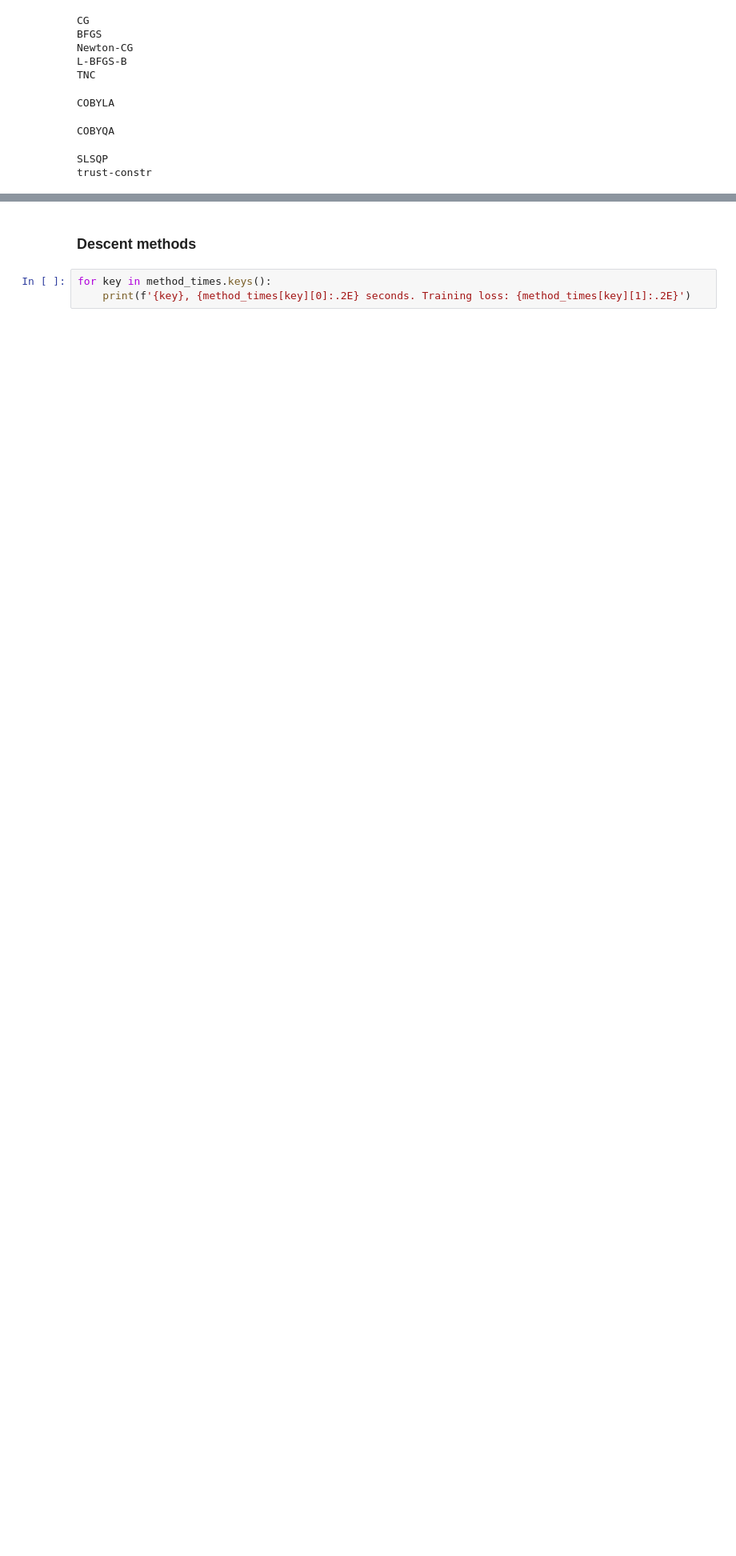
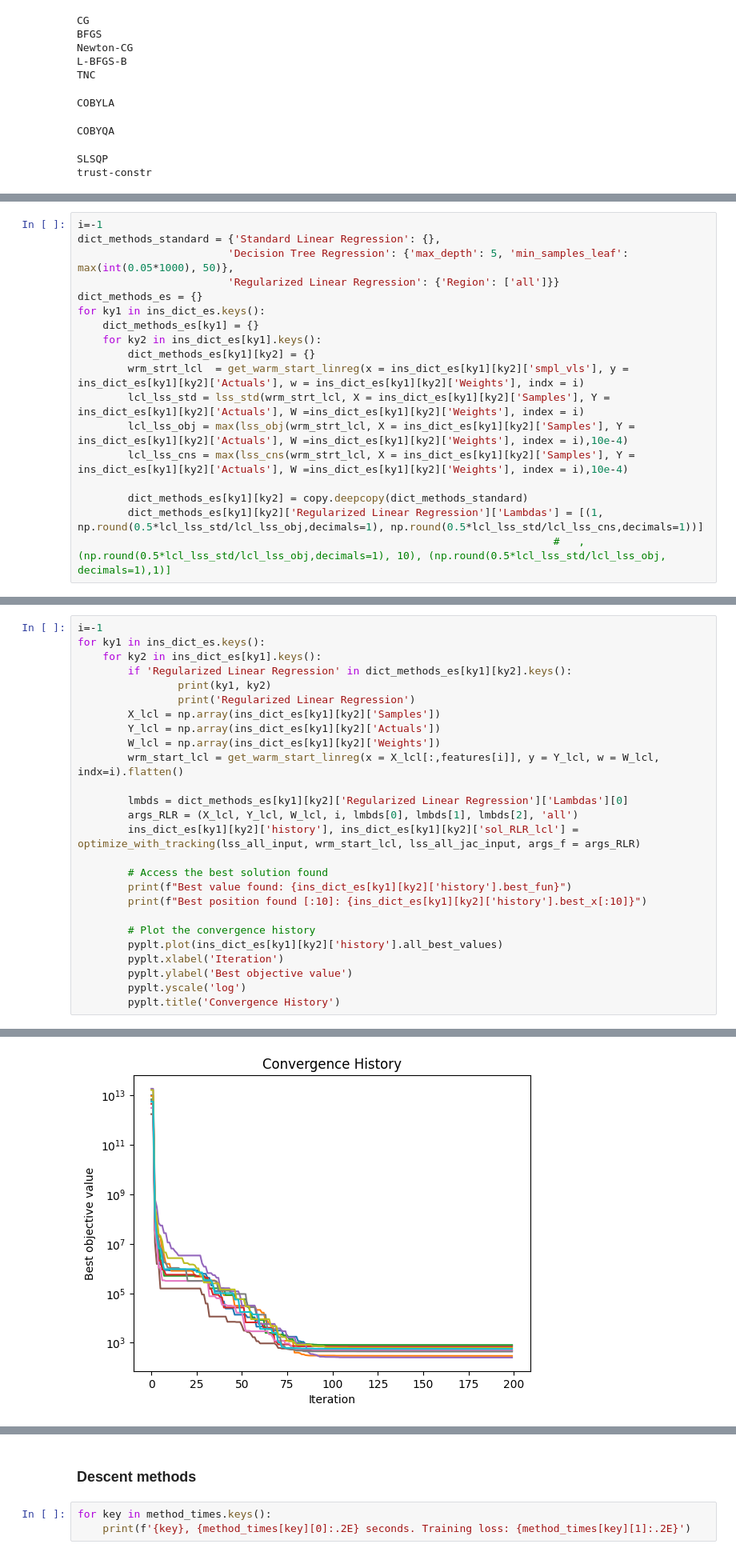
Before and after one commit to daanotto/CLEMO, a Jupyter notebook: KS_cts_misc.ipynb, the cells around one changed output, grey strips where cells are left out. Shown at 80% size. Saved outputs shown, nothing was run; the diff lists cells and outputs as text; blank space fills up the shorter version.

```diff
--- a/KS_cts_misc.ipynb
+++ b/KS_cts_misc.ipynb
@@ -786,0 +905,18 @@ trust-constr
+# %%
+i=-1
+dict_methods_standard = {'Standard Linear Regression': {},
+                        'Decision Tree Regression': {'max_depth': 5, 'min_samples_leaf': max(int(0.05*1000), 50)},
+                        'Regularized Linear Regression': {'Region': ['all']}}
+dict_methods_es = {}
+for ky1 in ins_dict_es.keys():
+    dict_methods_es[ky1] = {}
+    for ky2 in ins_dict_es[ky1].keys():
+        dict_methods_es[ky1][ky2] = {}
+        wrm_strt_lcl  = get_warm_start_linreg(x = ins_dict_es[ky1][ky2]['smpl_vls'], y = ins_dict_es[ky1][ky2]['Actuals'], w = ins_dict_es[ky1][ky2]['Weights'], indx = i)
+        lcl_lss_std = lss_std(wrm_strt_lcl, X = ins_dict_es[ky1][ky2]['Samples'], Y = ins_dict_es[ky1][ky2]['Actuals'], W =ins_dict_es[ky1][ky2]['Weights'], index = i)
+        lcl_lss_obj = max(lss_obj(wrm_strt_lcl, X = ins_dict_es[ky1][ky2]['Samples'], Y = ins_dict_es[ky1][ky2]['Actuals'], W =ins_dict_es[ky1][ky2]['Weights'], index = i),10e-4)
+        lcl_lss_cns = max(lss_cns(wrm_strt_lcl, X = ins_dict_es[ky1][ky2]['Samples'], Y = ins_dict_es[ky1][ky2]['Actuals'], W =ins_dict_es[ky1][ky2]['Weights'], index = i),10e-4)
+
+        dict_methods_es[ky1][ky2] = copy.deepcopy(dict_methods_standard)
+        dict_methods_es[ky1][ky2]['Regularized Linear Regression']['Lambdas'] = [(1, np.round(0.5*lcl_lss_std/lcl_lss_obj,decimals=1), np.round(0.5*lcl_lss_std/lcl_lss_cns,decimals=1))]
+                                                                            #   , (np.round(0.5*lcl_lss_std/lcl_lss_obj,decimals=1), 10), (np.round(0.5*lcl_lss_std/lcl_lss_obj, decimals=1),1)]
@@ -786,0 +984,27 @@ trust-constr
+# %%
+i=-1
+for ky1 in ins_dict_es.keys():
+    for ky2 in ins_dict_es[ky1].keys():
+        if 'Regularized Linear Regression' in dict_methods_es[ky1][ky2].keys():
+                print(ky1, ky2)
+                print('Regularized Linear Regression')
+        X_lcl = np.array(ins_dict_es[ky1][ky2]['Samples'])
+        Y_lcl = np.array(ins_dict_es[ky1][ky2]['Actuals'])
+        W_lcl = np.array(ins_dict_es[ky1][ky2]['Weights'])
+        wrm_start_lcl = get_warm_start_linreg(x = X_lcl[:,features[i]], y = Y_lcl, w = W_lcl, indx=i).flatten()
+
+        lmbds = dict_methods_es[ky1][ky2]['Regularized Linear Regression']['Lambdas'][0]
+        args_RLR = (X_lcl, Y_lcl, W_lcl, i, lmbds[0], lmbds[1], lmbds[2], 'all')
+        ins_dict_es[ky1][ky2]['history'], ins_dict_es[ky1][ky2]['sol_RLR_lcl'] = optimize_with_tracking(lss_all_input, wrm_start_lcl, lss_all_jac_input, args_f = args_RLR)
+
+        # Access the best solution found
+        print(f"Best value found: {ins_dict_es[ky1][ky2]['history'].best_fun}")
+        print(f"Best position found [:10]: {ins_dict_es[ky1][ky2]['history'].best_x[:10]}")
+
+        # Plot the convergence history
+        pyplt.plot(ins_dict_es[ky1][ky2]['history'].all_best_values)
+        pyplt.xlabel('Iteration')
+        pyplt.ylabel('Best objective value')
+        pyplt.yscale('log')
+        pyplt.title('Convergence History')
+# %% [output]
@@ -786,0 +1028 @@ trust-constr
+[figure, added]
```
Also changed, not shown: parts of 18 cells of this notebook, 53 other files.
